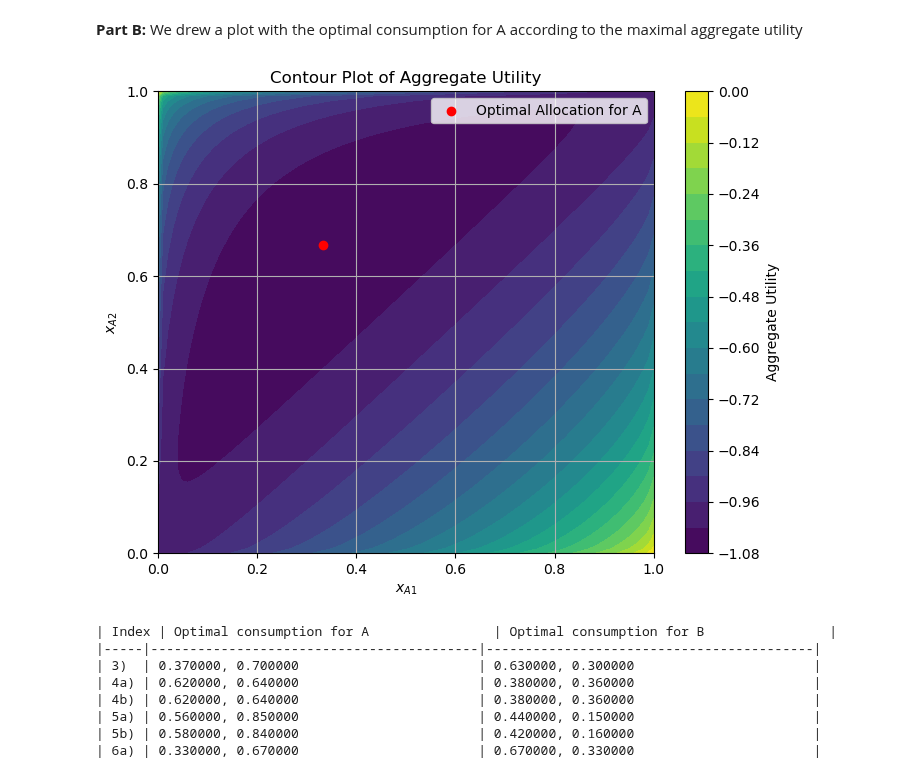
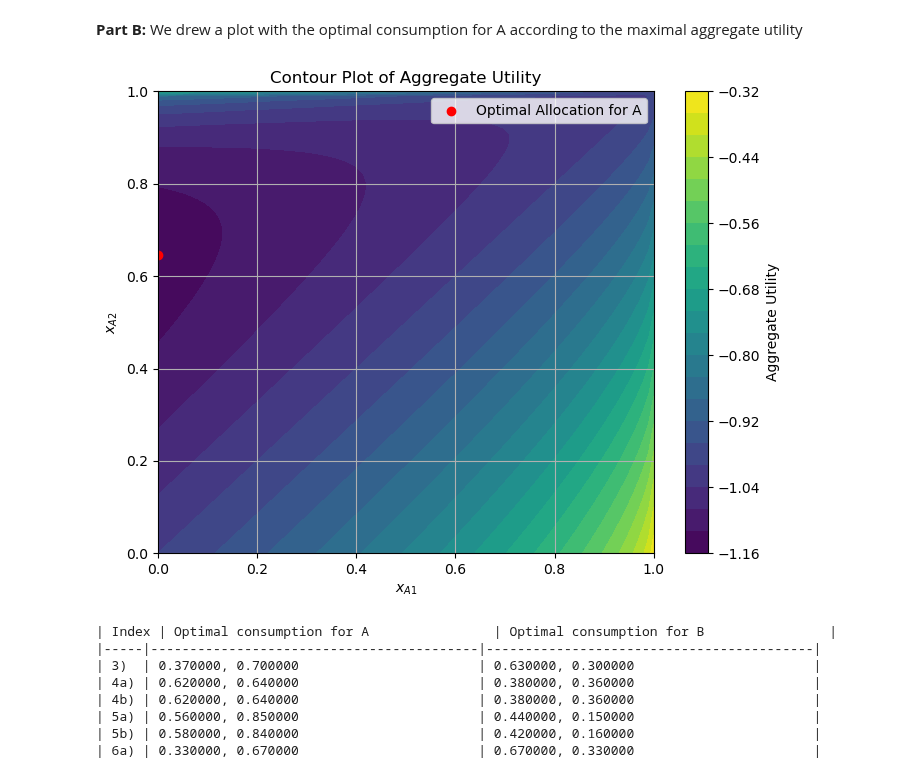
Before and after one commit to NumEconCopenhagen/projects-2024-chloe-louis-zuzanna, a Jupyter notebook: inauguralproject/inauguralproject.ipynb, the cells around one changed output. Cells and saved outputs as stored; diff of their text form; code cells hidden in the pictures.

```diff
--- a/inauguralproject/inauguralproject.ipynb
+++ b/inauguralproject/inauguralproject.ipynb
@@ -248,18 +271,44 @@ Optimal consumption for B: x1B = 0.63, x2B = 0.30
 # %% [markdown]
 **Part A:** finding the allocation of consumption if price 1 (p1) belongs to set P1 and consumer A is chosing the price to maximize their own utility functions
 # %%
+# Example parameters
+omega1A = 0.8
+omega1B = 0.2
+omega2A = 0.3
+omega2B = 0.7
+p2 = 1
+alpha = 1/3  # Example value for utility calculation
+
+
+# Define demand functions (adjust according to your economic model)
+def x1A(p1, p2, omega1A, omega2A):
+    return alpha * ((p1 * omega1A + p2 * omega2A)/p1)
+
+def x2A(p1, p2, omega1A, omega2A):
+    return (1-alpha)*((p1 * omega1A + p2 * omega2A)/p2)
+
+def x1B(p1, p2, omega1B, omega2B):
+    return beta*((p1*omega1B + p2*omega2B)/p1)
+
+def x2B(p1, p2, omega1B, omega2B):
+    return (1-beta)*((p1 * omega1B + p2 * omega2B)/p2)
+
 # Price range
 P1 = np.linspace(0.5, 2.5, 75)
 
 # Function to calculate A's utility given a price p1
 def utility_A_given_p1(p1):
-    x1B = x1B_demand(p1, p2, omega1B, omega2B)
-    x2B = x2B_demand(p1, p2, omega1B, omega2B)
+    x1B_demand = x1B(p1, p2, omega1B, omega2B)
+    x2B_demand = x2B(p1, p2, omega1B, omega2B)
 
-    x1A = 1 - x1B
-    x2A = 1 - x2B
+    x1A_demand = 1 - x1B_demand
+    x2A_demand = 1 - x2B_demand
 
-    return utility_A(x1A, x2A, alpha)
+    return utility_A(x1A_demand, x2A_demand, alpha)
+
+# Example utility function for A (adjust according to your model)
+def utility_A(x1A, x2A, alpha):
+    return alpha * x1A + (1 - alpha) * x2A
 
 # Loop over price vector to find the price that maximizes A's utility
 max_utility = -np.inf
@@ -273,8 +322,8 @@ for p1 in P1:
 
 # Calculate the optimal allocation for A and B at the optimal price
 optimal_p1 = best_p1
-x1B_optimal = x1B_demand(optimal_p1, p2, omega1B, omega2B)
-x2B_optimal = x2B_demand(optimal_p1, p2, omega1B, omega2B)
+x1B_optimal = x1B(optimal_p1, p2, omega1B, omega2B)
+x2B_optimal = x2B(optimal_p1, p2, omega1B, omega2B)
 
 x1A_optimal = 1 - x1B_optimal
 x2A_optimal = 1 - x2B_optimal
@@ -441,7 +490,7 @@ def objective(x):
     xA1, xA2 = x
     xB1 = 1 - xA1
     xB2 = 1 - xA2
-    return -(utility_A(xA1, xA2) + utility_B(xB1, xB2))  # We want to maximize aggregate utility
+    return -(utility_A(xA1, xA2, alpha) + utility_B(xB1, xB2, beta))  # We want to maximize aggregate utility
 
 # Defining the constraints (consumption must be within [0, 1])
 constraint = ({'type': 'ineq', 'fun': lambda x: x[0]},       # xA1 >= 0
@@ -478,22 +527,22 @@ The social planer chooses this allocation because it maximises the society's uti
 # %%
 # Creating a contour plot
 xA1_values = np.linspace(0, 1, 100)
 xA2_values = np.linspace(0, 1, 100)
 X, Y = np.meshgrid(xA1_values, xA2_values)
-Z = -(u_A(X, Y) + u_B(1 - X, 1 - Y))  # Negative of the total utility to maximize
+Z = -(utility_A(X, Y, alpha) + utility_B(1 - X, 1 - Y, beta))  # Negative of the total utility to maximize
 
 plt.figure(figsize=(8, 6))
 contour = plt.contourf(X, Y, Z, levels=20, cmap='viridis')
 plt.colorbar(contour, label='Aggregate Utility')
 plt.scatter(xA1_optimal, xA2_optimal, color='red', label='Optimal Allocation for A')
 plt.xlabel('$x_{A1}$')
 plt.ylabel('$x_{A2}$')
 plt.title('Contour Plot of Aggregate Utility')
 plt.legend()
 plt.grid(True)
 plt.show()
 # %% [output]
-[figure, old version]
+[figure, new version]
 # %%
 # Creating dictionaries for the optimal consumptions
 
```
Also changed, not shown: parts of 8 cells of this notebook.
